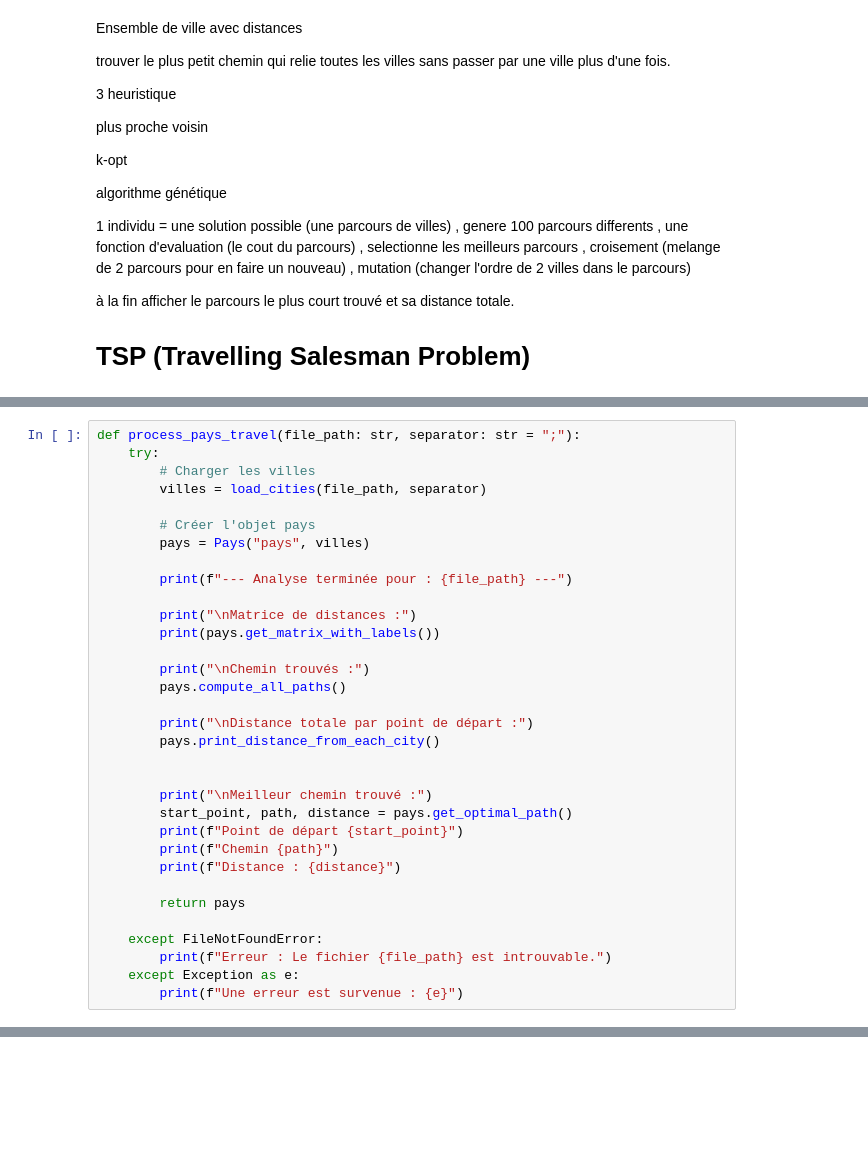
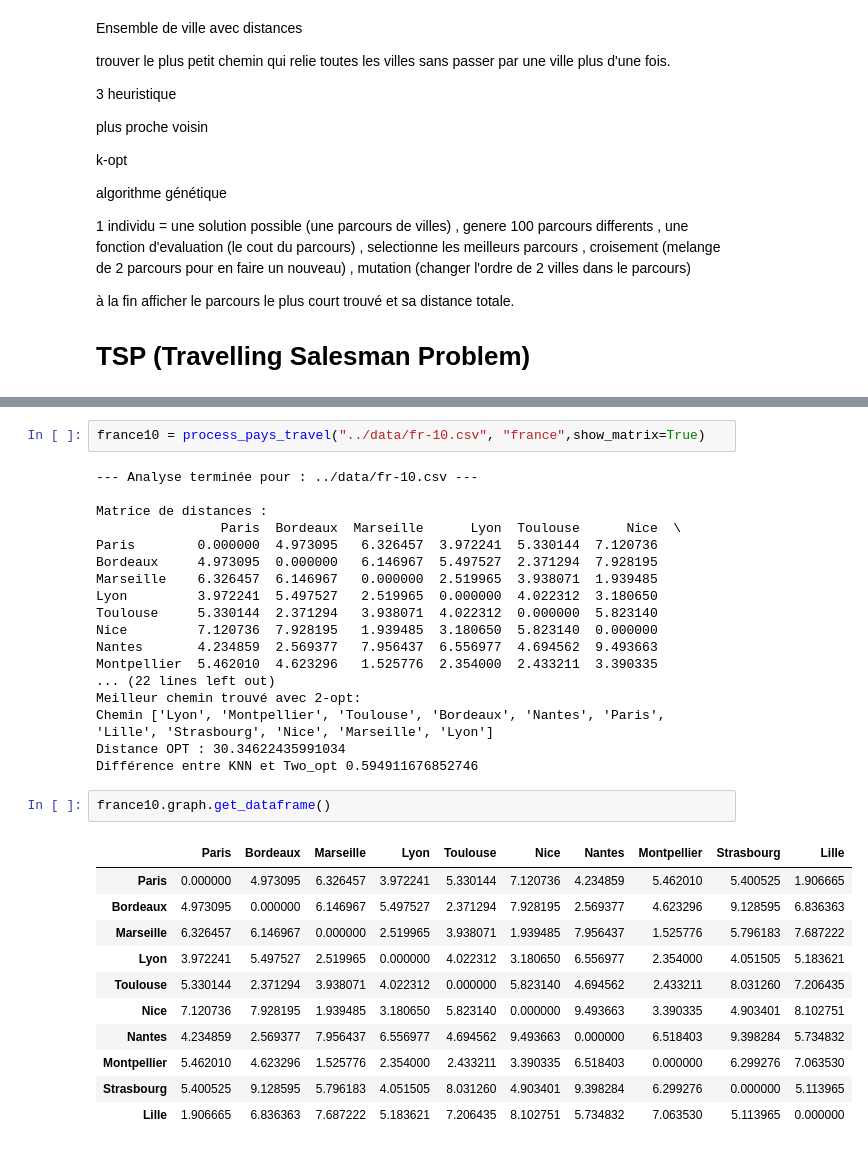
Before and after one commit to bachrilrs/prog_avance_s8, a Jupyter notebook: notebooks/projet.ipynb, the cells around one changed output, grey strips where cells are left out. Saved outputs shown, nothing was run; the diff lists cells and outputs as text; blank space fills up the shorter version.

```diff
--- a/notebooks/projet.ipynb
+++ b/notebooks/projet.ipynb
@@ -108,36 +34,3 @@ class Pays:
-# %%
-def process_pays_travel(file_path: str, separator: str = ";"):
-    try:
-        # Charger les villes
-        villes = load_cities(file_path, separator)
-
-        # Créer l'objet pays
-        pays = Pays("pays", villes)
-
-        print(f"--- Analyse terminée pour : {file_path} ---")
-
-        print("\nMatrice de distances :")
-        print(pays.get_matrix_with_labels())
-
-        print("\nChemin trouvés :")
-        pays.compute_all_paths()
-
-        print("\nDistance totale par point de départ :")
-        pays.print_distance_from_each_city()
-
-
-        print("\nMeilleur chemin trouvé :")
-        start_point, path, distance = pays.get_optimal_path()
-        print(f"Point de départ {start_point}")
-        print(f"Chemin {path}")
-        print(f"Distance : {distance}")
-
-        return pays
-
-    except FileNotFoundError:
-        print(f"Erreur : Le fichier {file_path} est introuvable.")
-    except Exception as e:
-        print(f"Une erreur est survenue : {e}")
 # %%
 liste_dz = load_cities("../data/dz-50.csv", separator=";")
 
@@ -236 +146,35 @@ Approche k-opt
+# %%
+france10 = process_pays_travel("../data/fr-10.csv", "france",show_matrix=True)
+# %% [output]
+--- Analyse terminée pour : ../data/fr-10.csv ---
+
+Matrice de distances :
+                Paris  Bordeaux  Marseille      Lyon  Toulouse      Nice  \
+Paris        0.000000  4.973095   6.326457  3.972241  5.330144  7.120736
+Bordeaux     4.973095  0.000000   6.146967  5.497527  2.371294  7.928195
+Marseille    6.326457  6.146967   0.000000  2.519965  3.938071  1.939485
+Lyon         3.972241  5.497527   2.519965  0.000000  4.022312  3.180650
+Toulouse     5.330144  2.371294   3.938071  4.022312  0.000000  5.823140
+Nice         7.120736  7.928195   1.939485  3.180650  5.823140  0.000000
+Nantes       4.234859  2.569377   7.956437  6.556977  4.694562  9.493663
+Montpellier  5.462010  4.623296   1.525776  2.354000  2.433211  3.390335
+... (22 lines left out)
+Meilleur chemin trouvé avec 2-opt:
+Chemin ['Lyon', 'Montpellier', 'Toulouse', 'Bordeaux', 'Nantes', 'Paris', 'Lille', 'Strasbourg', 'Nice', 'Marseille', 'Lyon']
+Distance OPT : 30.34622435991034
+Différence entre KNN et Two_opt 0.594911676852746
+# %%
+france10.graph.get_dataframe()
+# %% [output]
+|  | Paris | Bordeaux | Marseille | Lyon | Toulouse | Nice | Nantes | Montpellier | Strasbourg | Lille |
+| Paris | 0.000000 | 4.973095 | 6.326457 | 3.972241 | 5.330144 | 7.120736 | 4.234859 | 5.462010 | 5.400525 | 1.906665 |
+| Bordeaux | 4.973095 | 0.000000 | 6.146967 | 5.497527 | 2.371294 | 7.928195 | 2.569377 | 4.623296 | 9.128595 | 6.836363 |
+| Marseille | 6.326457 | 6.146967 | 0.000000 | 2.519965 | 3.938071 | 1.939485 | 7.956437 | 1.525776 | 5.796183 | 7.687222 |
+| Lyon | 3.972241 | 5.497527 | 2.519965 | 0.000000 | 4.022312 | 3.180650 | 6.556977 | 2.354000 | 4.051505 | 5.183621 |
+| Toulouse | 5.330144 | 2.371294 | 3.938071 | 4.022312 | 0.000000 | 5.823140 | 4.694562 | 2.433211 | 8.031260 | 7.206435 |
+| Nice | 7.120736 | 7.928195 | 1.939485 | 3.180650 | 5.823140 | 0.000000 | 9.493663 | 3.390335 | 4.903401 | 8.102751 |
+| Nantes | 4.234859 | 2.569377 | 7.956437 | 6.556977 | 4.694562 | 9.493663 | 0.000000 | 6.518403 | 9.398284 | 5.734832 |
+| Montpellier | 5.462010 | 4.623296 | 1.525776 | 2.354000 | 2.433211 | 3.390335 | 6.518403 | 0.000000 | 6.299276 | 7.063530 |
+| Strasbourg | 5.400525 | 9.128595 | 5.796183 | 4.051505 | 8.031260 | 4.903401 | 9.398284 | 6.299276 | 0.000000 | 5.113965 |
+| Lille | 1.906665 | 6.836363 | 7.687222 | 5.183621 | 7.206435 | 8.102751 | 5.734832 | 7.063530 | 5.113965 | 0.000000 |
 # %%
```
Also changed, not shown: parts of 13 cells of this notebook, 5 other files.
